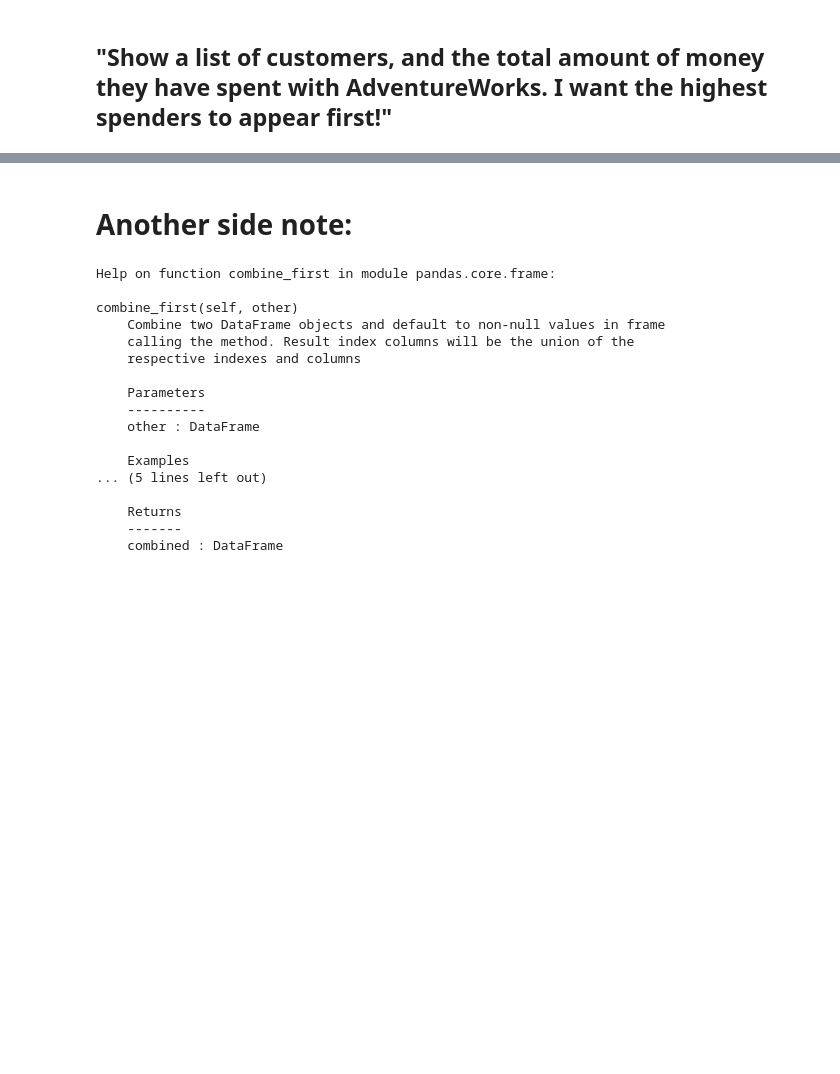
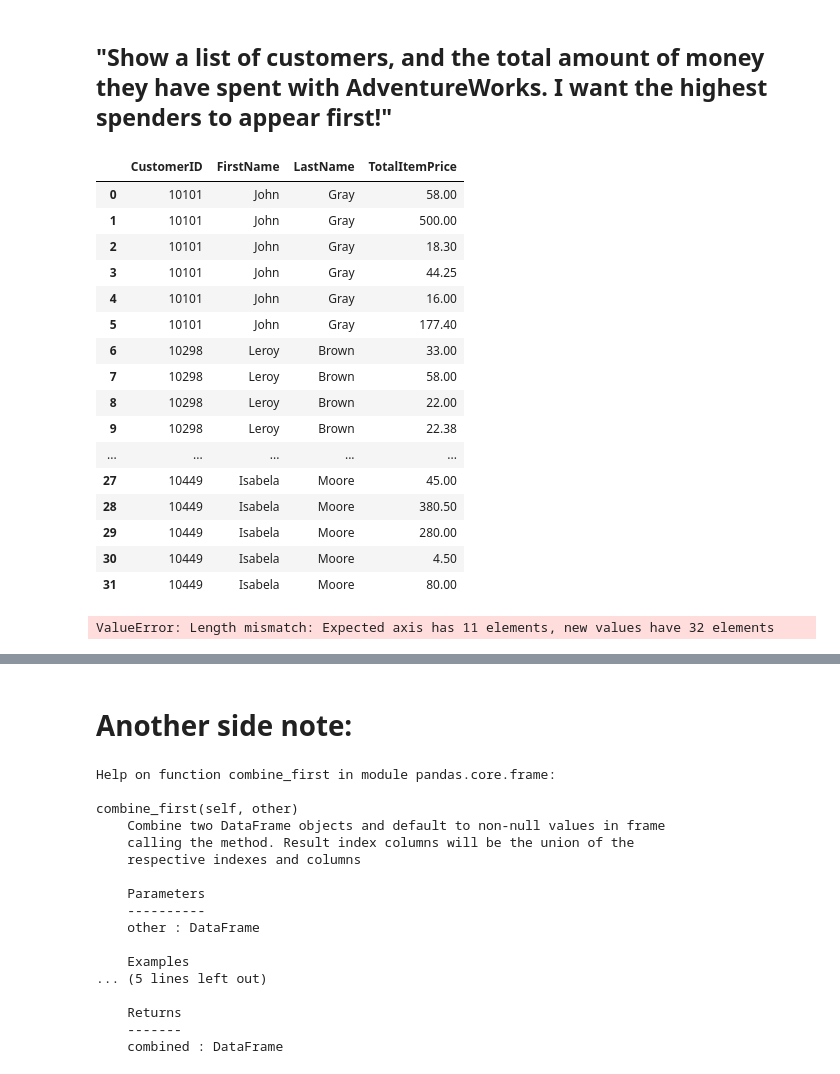
Before and after one commit to squishbug/DataScienceProgramming, a Jupyter notebook: 05-Operating-with-Multiple-Tables/AdvancedTables_orig.ipynb, the cells around one changed output, grey strips where cells are left out. Cells and saved outputs as stored; diff of their text form; code cells hidden in the pictures; blank space fills up the shorter version.

```diff
--- a/05-Operating-with-Multiple-Tables/AdvancedTables_orig.ipynb
+++ b/05-Operating-with-Multiple-Tables/AdvancedTables_orig.ipynb
@@ -355,0 +433,3 @@ Ans3
+# %%
+Customers = Customers.set_index("StateName")
+Customers.loc['North Carolina']
@@ -357,3 +444,6 @@ Ans3
 ## "For each of the items ordered, show the total price (sometimes they ordered more than 1 item)"
 # %%
 # We'll use the Orders table for this! In-class exercise :)
+# %%
+Orders["TotalItemPrice"] = Orders.Quantity * Orders.Price
+Orders.head()
@@ -361,3 +478,29 @@ Ans3
 ## "Show a list of customers, and the total amount of money they have spent with AdventureWorks. I want the highest spenders to appear first!"
 # %%
 # In-class exercise! :)
+# %%
+Ans_1 = pd.merge(Customers[["CustomerID","FirstName","LastName"]], Orders[["CustomerID","TotalItemPrice"]], how="inner", on="CustomerID" )
+# %%
+Ans_1
+# %% [output]
+|  | CustomerID | FirstName | LastName | TotalItemPrice |
+| 0 | 10101 | John | Gray | 58.00 |
+| 1 | 10101 | John | Gray | 500.00 |
+| 2 | 10101 | John | Gray | 18.30 |
+| 3 | 10101 | John | Gray | 44.25 |
+| 4 | 10101 | John | Gray | 16.00 |
+| 5 | 10101 | John | Gray | 177.40 |
+| 6 | 10298 | Leroy | Brown | 33.00 |
+| 7 | 10298 | Leroy | Brown | 58.00 |
+| 8 | 10298 | Leroy | Brown | 22.00 |
+| 9 | 10298 | Leroy | Brown | 22.38 |
+| ... | ... | ... | ... | ... |
+| 27 | 10449 | Isabela | Moore | 45.00 |
+| 28 | 10449 | Isabela | Moore | 380.50 |
+| 29 | 10449 | Isabela | Moore | 280.00 |
+| 30 | 10449 | Isabela | Moore | 4.50 |
+| 31 | 10449 | Isabela | Moore | 80.00 |
+# %%
+pd.DataFrame(Ans_1.groupby("CustomerID").TotalItemPrice.sum())
+# %% [output]
+ValueError: Length mismatch: Expected axis has 11 elements, new values have 32 elements
```
Also changed, not shown: parts of 19 cells of this notebook, 3 other files.
